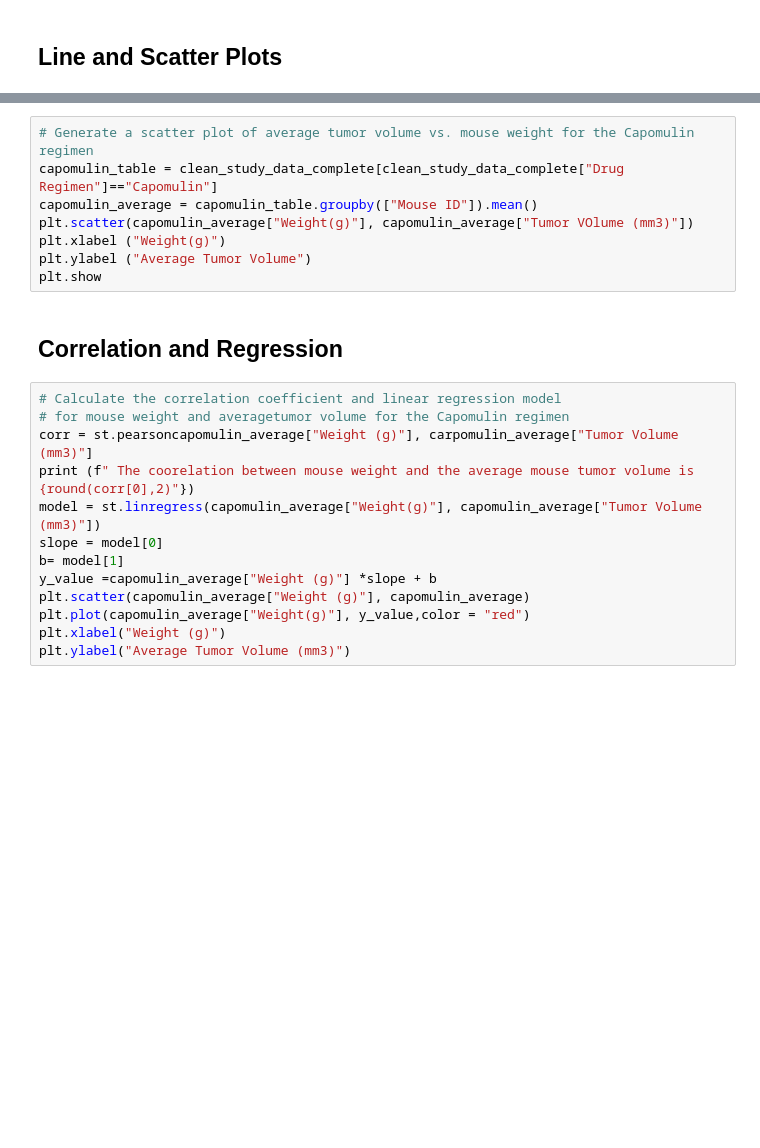
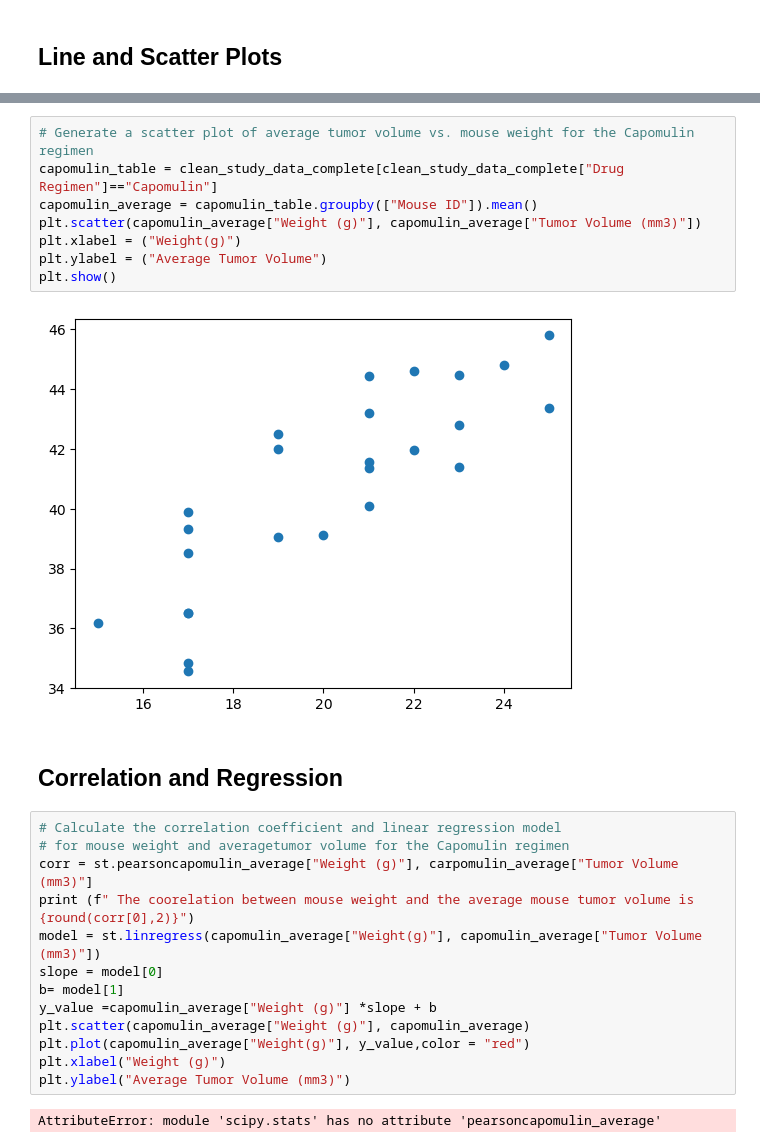
Before and after one commit to Tawn-Scotton/Mathplo_Challenge_Pymaceuticals, a Jupyter notebook: pymaceuticals_starter_last.ipynb, the cells around one changed output, grey strips where cells are left out. Saved outputs shown, nothing was run; the diff lists cells and outputs as text; blank space fills up the shorter version.

```diff
--- a/pymaceuticals_starter_last.ipynb
+++ b/pymaceuticals_starter_last.ipynb
@@ -237,18 +255,20 @@ KeyError: 'Tumor Volume(mm3)'
 # %%
 # Generate a scatter plot of average tumor volume vs. mouse weight for the Capomulin regimen
 capomulin_table = clean_study_data_complete[clean_study_data_complete["Drug Regimen"]=="Capomulin"]
 capomulin_average = capomulin_table.groupby(["Mouse ID"]).mean()
-plt.scatter(capomulin_average["Weight(g)"], capomulin_average["Tumor VOlume (mm3)"])
-plt.xlabel ("Weight(g)")
-plt.ylabel ("Average Tumor Volume")
-plt.show
+plt.scatter(capomulin_average["Weight (g)"], capomulin_average["Tumor Volume (mm3)"])
+plt.xlabel = ("Weight(g)")
+plt.ylabel = ("Average Tumor Volume")
+plt.show()
+# %% [output]
+[figure, added]
 # %% [markdown]
 ## Correlation and Regression
 # %%
 # Calculate the correlation coefficient and linear regression model
 # for mouse weight and averagetumor volume for the Capomulin regimen
 corr = st.pearsoncapomulin_average["Weight (g)"], carpomulin_average["Tumor Volume (mm3)"]
-print (f" The coorelation between mouse weight and the average mouse tumor volume is {round(corr[0],2)"})
+print (f" The coorelation between mouse weight and the average mouse tumor volume is {round(corr[0],2)}")
 model = st.linregress(capomulin_average["Weight(g)"], capomulin_average["Tumor Volume (mm3)"])
 slope = model[0]
 b= model[1]
@@ -257,3 +277,5 @@ plt.scatter(capomulin_average["Weight (g)"], capomulin_average)
 plt.plot(capomulin_average["Weight(g)"], y_value,color = "red")
 plt.xlabel("Weight (g)")
 plt.ylabel("Average Tumor Volume (mm3)")
+# %% [output]
+AttributeError: module 'scipy.stats' has no attribute 'pearsoncapomulin_average'
```
Also changed, not shown: parts of 9 cells of this notebook.
